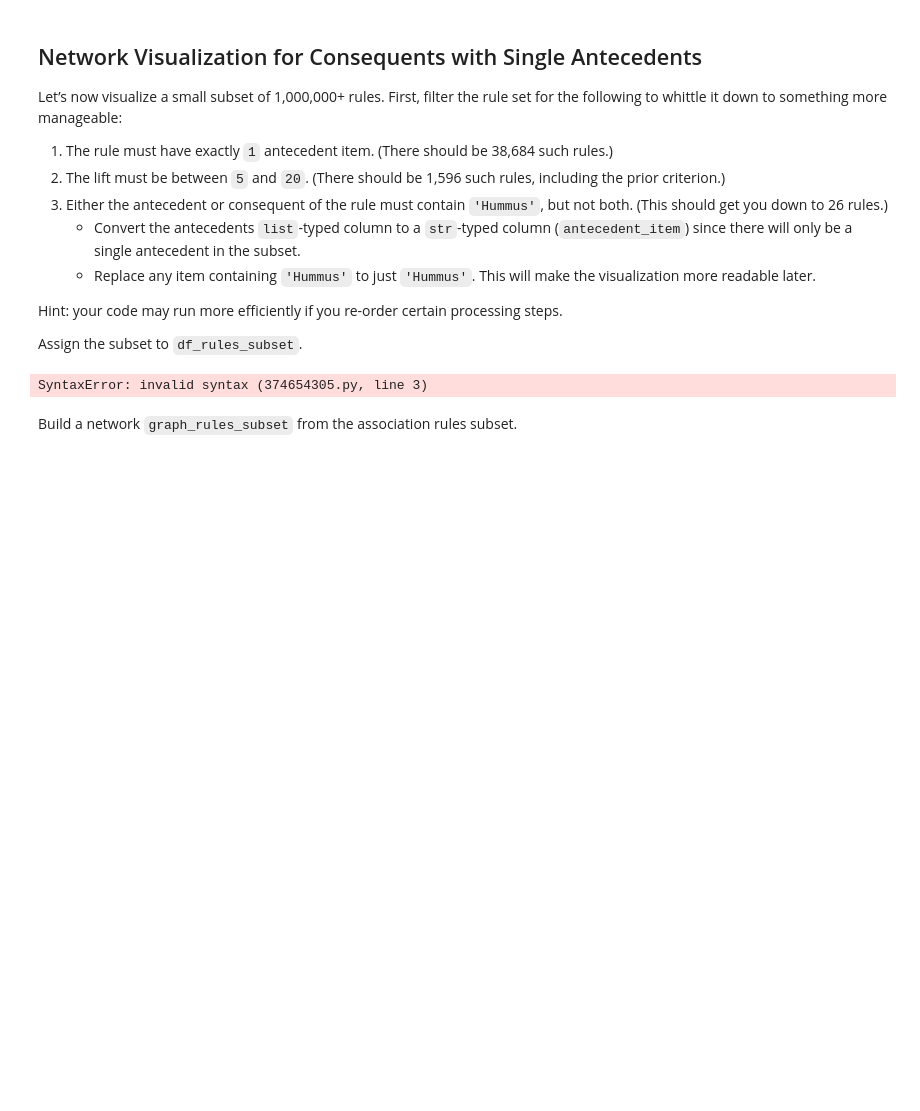
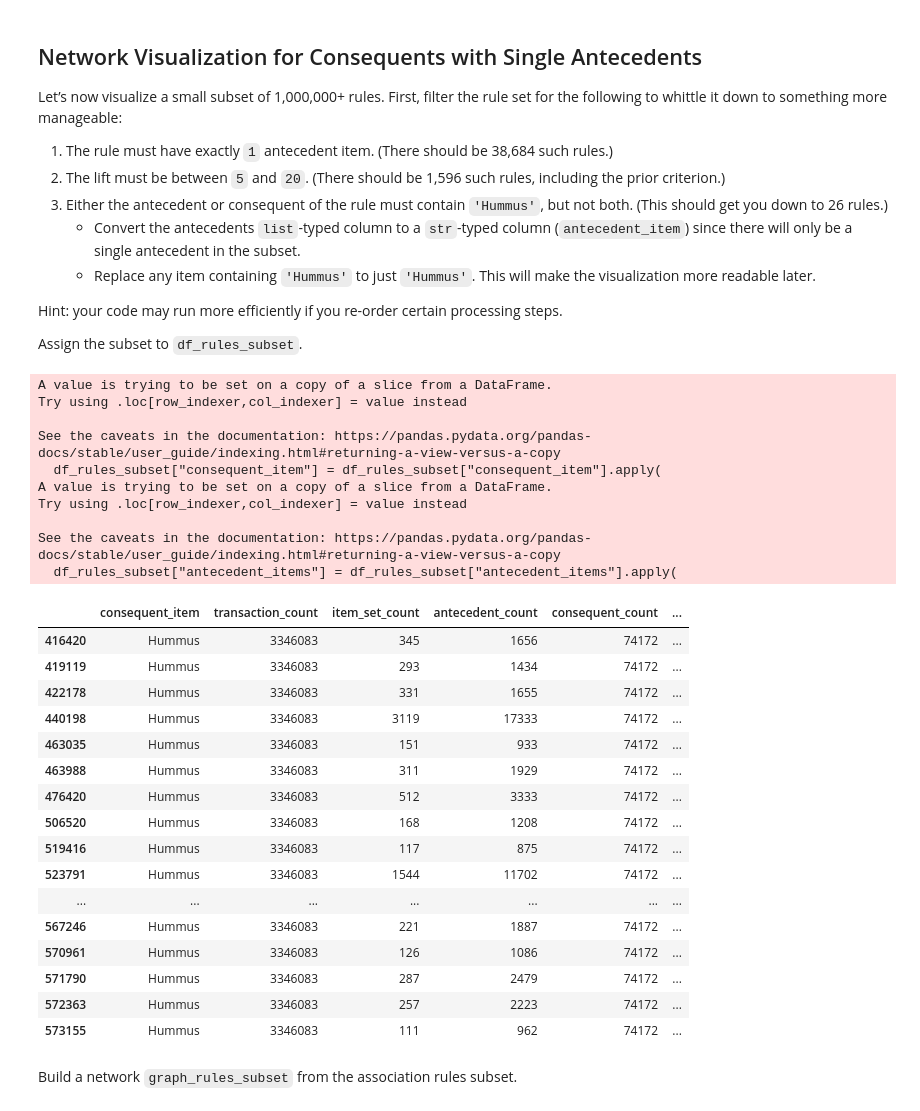
Before and after one commit to anitaprova/my-fork-2024-fall-data-science, a Jupyter notebook: Week-05-Unsupervised-Learning/Exercise-AP.ipynb, the cells around one changed output. Cells and saved outputs as stored; diff of their text form; code cells hidden in the pictures; blank space fills up the shorter version.

```diff
--- a/Week-05-Unsupervised-Learning/Exercise-AP.ipynb
+++ b/Week-05-Unsupervised-Learning/Exercise-AP.ipynb
@@ -137,12 +131,65 @@ Let’s now visualize a small subset of 1,000,000+ rules. First, filter the rule
 Hint: your code may run more efficiently if you re-order certain processing steps.
 
 Assign the subset to `df_rules_subset`.
-# %%
-# Define df_rules_subset.
-
-df_rules_subset = # Something goes here. You can repeat this for as many steps as necessary. Technically, you can do it all in one shot. :)
-# %% [output]
-SyntaxError: invalid syntax (374654305.py, line 3)
+# %%
+# Define df_rules_subset.
+
+# df_rules_subset =
+df_rules_conditional = (
+    (df_rules["antecedent_items"].apply(lambda x: len(x) == 1))
+    & ((df_rules["lift"] >= 5) & (df_rules["lift"] <= 20))
+    & (
+        (
+            df_rules["consequent_item"].apply(lambda x: "Hummus" in x)
+            & ~(df_rules["antecedent_items"].apply(lambda x: "Hummus" in x))
+        )
+        | (
+            ~(df_rules["consequent_item"].apply(lambda x: "Hummus" in x))
+            & df_rules["antecedent_items"].apply(lambda x: "Hummus" in x)
+        )
+    )
+)
+
+df_rules_subset = df_rules[df_rules_conditional]
+df_rules_subset["consequent_item"] = df_rules_subset["consequent_item"].apply(
+    lambda x: "Hummus" if "Hummus" in x else str(x[0])
+)
+
+df_rules_subset["antecedent_items"] = df_rules_subset["antecedent_items"].apply(
+    lambda x: str(x[0])
+)
+
+df_rules_subset
+# df_rules
+# Something goes here. You can repeat this for as many steps as necessary. Technically, you can do it all in one shot. :)
+# %% [output]
+A value is trying to be set on a copy of a slice from a DataFrame.
+Try using .loc[row_indexer,col_indexer] = value instead
+
+See the caveats in the documentation: https://pandas.pydata.org/pandas-docs/stable/user_guide/indexing.html#returning-a-view-versus-a-copy
+  df_rules_subset["consequent_item"] = df_rules_subset["consequent_item"].apply(
+A value is trying to be set on a copy of a slice from a DataFrame.
+Try using .loc[row_indexer,col_indexer] = value instead
+
+See the caveats in the documentation: https://pandas.pydata.org/pandas-docs/stable/user_guide/indexing.html#returning-a-view-versus-a-copy
+  df_rules_subset["antecedent_items"] = df_rules_subset["antecedent_items"].apply(
+|  | consequent_item | transaction_count | item_set_count | antecedent_count | consequent_count | ... |
+| 416420 | Hummus | 3346083 | 345 | 1656 | 74172 | ... |
+| 419119 | Hummus | 3346083 | 293 | 1434 | 74172 | ... |
+| 422178 | Hummus | 3346083 | 331 | 1655 | 74172 | ... |
+| 440198 | Hummus | 3346083 | 3119 | 17333 | 74172 | ... |
+| 463035 | Hummus | 3346083 | 151 | 933 | 74172 | ... |
+| 463988 | Hummus | 3346083 | 311 | 1929 | 74172 | ... |
+| 476420 | Hummus | 3346083 | 512 | 3333 | 74172 | ... |
+| 506520 | Hummus | 3346083 | 168 | 1208 | 74172 | ... |
+| 519416 | Hummus | 3346083 | 117 | 875 | 74172 | ... |
+| 523791 | Hummus | 3346083 | 1544 | 11702 | 74172 | ... |
+| ... | ... | ... | ... | ... | ... | ... |
+| 567246 | Hummus | 3346083 | 221 | 1887 | 74172 | ... |
+| 570961 | Hummus | 3346083 | 126 | 1086 | 74172 | ... |
+| 571790 | Hummus | 3346083 | 287 | 2479 | 74172 | ... |
+| 572363 | Hummus | 3346083 | 257 | 2223 | 74172 | ... |
+| 573155 | Hummus | 3346083 | 111 | 962 | 74172 | ... |
 # %% [markdown]
 Build a network `graph_rules_subset` from the association rules subset.
 # %%
```
Also changed, not shown: parts of 6 cells of this notebook.
